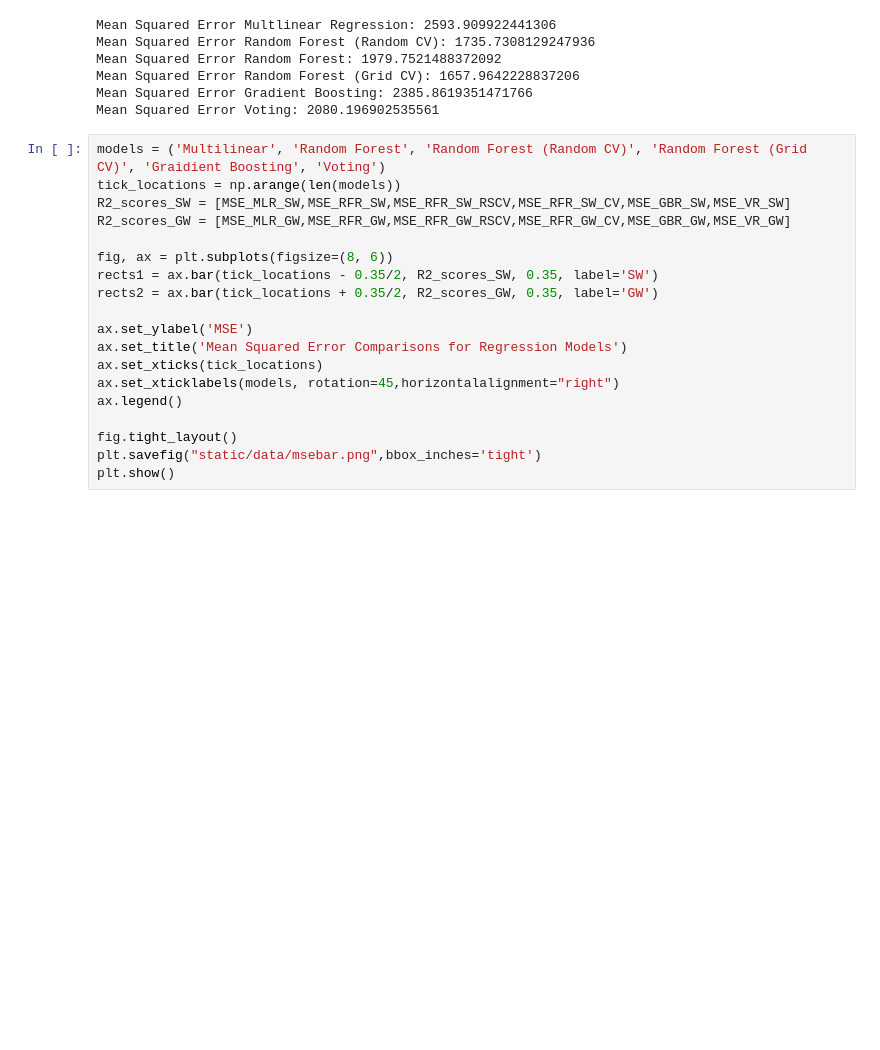
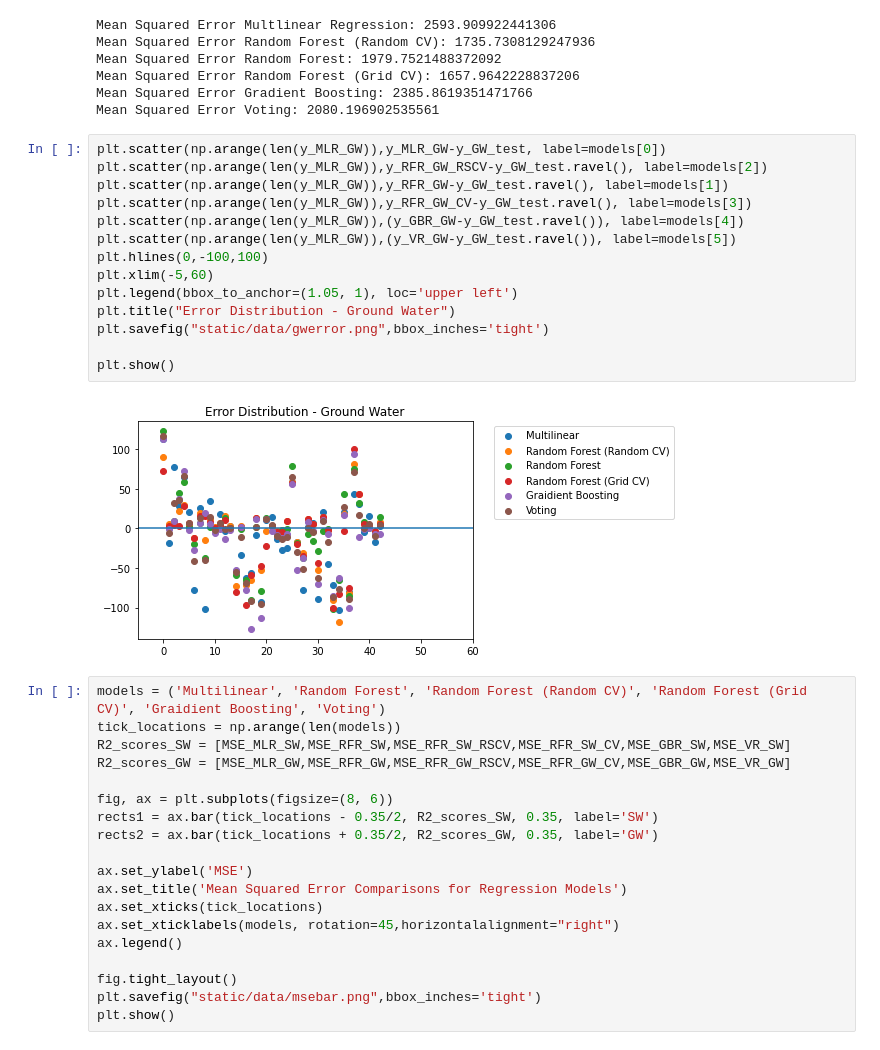
Before and after one commit to JackXinPan/Final-Project, a Jupyter notebook: GW vs SW.ipynb, the cells around one changed output. Cells and saved outputs as stored; diff of their text form; blank space fills up the shorter version.

```diff
--- a/GW vs SW.ipynb
+++ b/GW vs SW.ipynb
@@ -790,6 +807,22 @@ Mean Squared Error Random Forest: 1979.7521488372092
 Mean Squared Error Random Forest (Grid CV): 1657.9642228837206
 Mean Squared Error Gradient Boosting: 2385.8619351471766
 Mean Squared Error Voting: 2080.196902535561
+# %%
+plt.scatter(np.arange(len(y_MLR_GW)),y_MLR_GW-y_GW_test, label=models[0])
+plt.scatter(np.arange(len(y_MLR_GW)),y_RFR_GW_RSCV-y_GW_test.ravel(), label=models[2])
+plt.scatter(np.arange(len(y_MLR_GW)),y_RFR_GW-y_GW_test.ravel(), label=models[1])
+plt.scatter(np.arange(len(y_MLR_GW)),y_RFR_GW_CV-y_GW_test.ravel(), label=models[3])
+plt.scatter(np.arange(len(y_MLR_GW)),(y_GBR_GW-y_GW_test.ravel()), label=models[4])
+plt.scatter(np.arange(len(y_MLR_GW)),(y_VR_GW-y_GW_test.ravel()), label=models[5])
+plt.hlines(0,-100,100)
+plt.xlim(-5,60)
+plt.legend(bbox_to_anchor=(1.05, 1), loc='upper left')
+plt.title("Error Distribution - Ground Water")
+plt.savefig("static/data/gwerror.png",bbox_inches='tight')
+
+plt.show()
+# %% [output]
+[figure, added]
 # %%
 models = ('Multilinear', 'Random Forest', 'Random Forest (Random CV)', 'Random Forest (Grid CV)', 'Graidient Boosting', 'Voting')
 tick_locations = np.arange(len(models))
```
Also changed, not shown: parts of 8 cells of this notebook, 16 other files.
